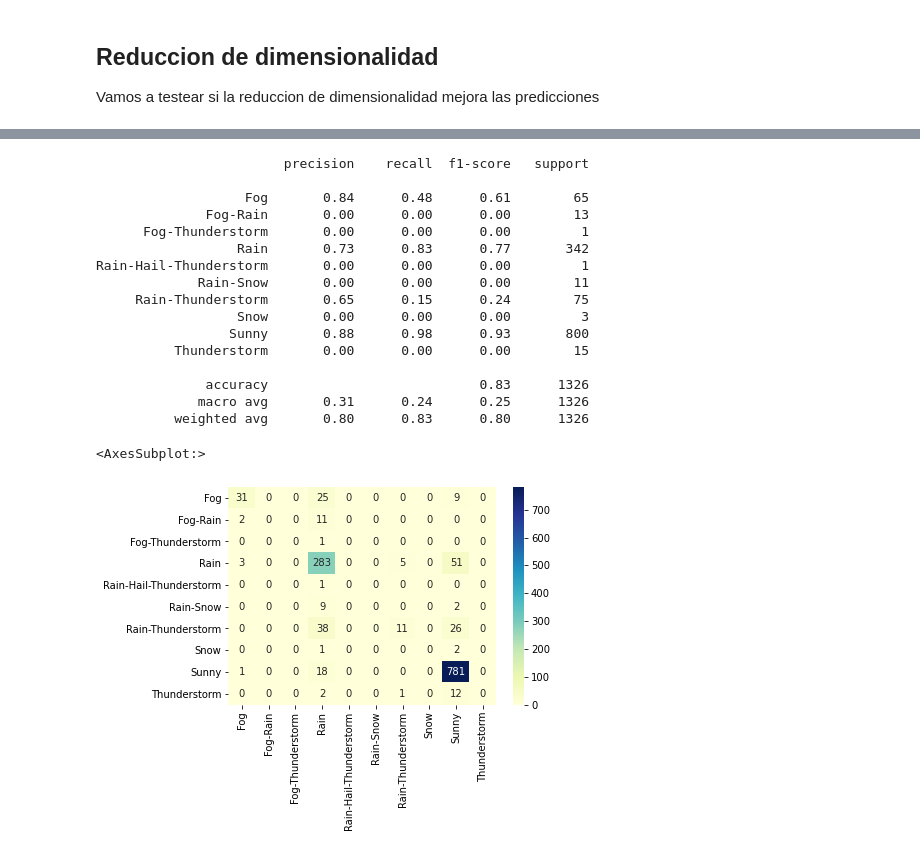
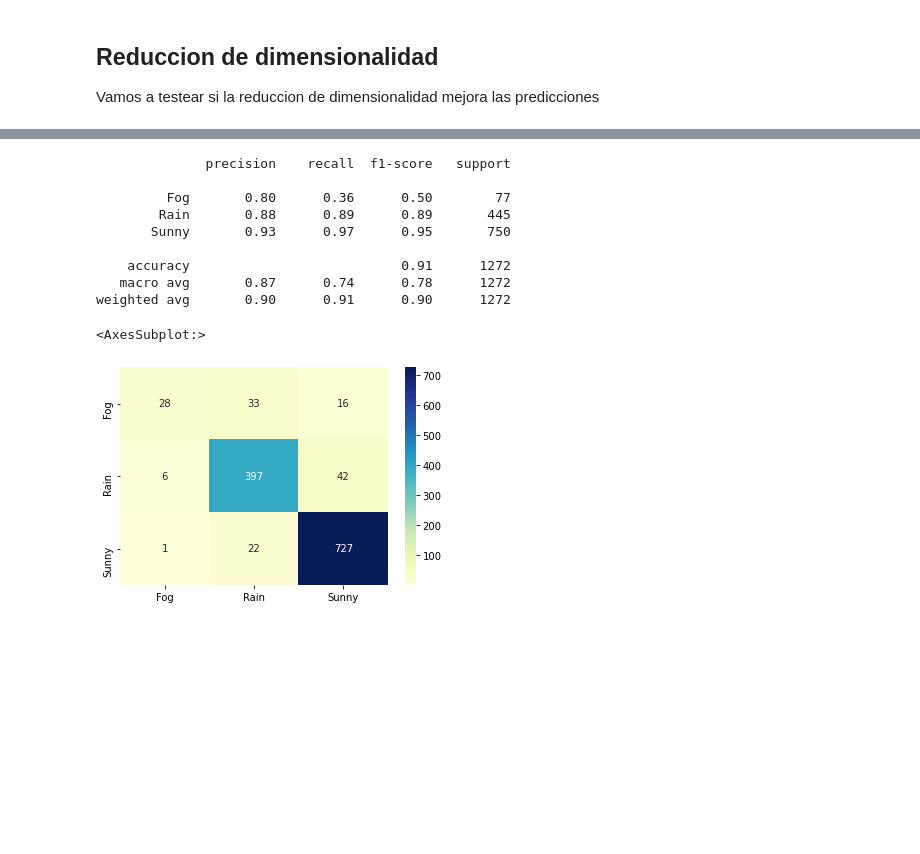
Before and after one commit to giustipatricio/madridbarajas1997-2015, a Jupyter notebook: Madrid-Barajas-1997-2020-weather.ipynb, the cells around one changed output, grey strips where cells are left out. Saved outputs shown, nothing was run; the diff lists cells and outputs as text; code cells hidden in the pictures; blank space fills up the shorter version.

```diff
--- a/Madrid-Barajas-1997-2020-weather.ipynb
+++ b/Madrid-Barajas-1997-2020-weather.ipynb
@@ -363,7 +418,7 @@ dtype: float64
 # %% [markdown]
 ## Preparacion de datos
 # %%
-df_estudio = df_1
+df_estudio = df_2
 #dropeamos la columna Max Gust SpeedKm/h
 df_estudio = df_estudio.drop(columns=[' Max Gust SpeedKm/h',"Events","CET"])
 # %%
@@ -473,9 +529,10 @@ from sklearn.preprocessing import LabelBinarizer
 X = df_estudio.drop('eventos_completo', axis = 1)
 #Y = OneHotEncoder().fit_transform(df_estudio[['eventos_completo']]).toarray()
 #Y = pd.get_dummies(df_estudio[['eventos_completo']])
-Y = LabelBinarizer().fit_transform(df_estudio[['eventos_completo']])
+#Y = LabelBinarizer().fit_transform(df_estudio[['eventos_completo']])
+Y = df_estudio[['eventos_completo']]
 # %%
-X_train, X_test, Y_train, Y_test = train_test_split(X, y, test_size = 0.3, random_state = 1237)
+X_train, X_test, Y_train, Y_test = train_test_split(X, Y, test_size = 0.3, random_state = 1237)
 X_train.shape
 Y_train.shape
 # %% [output]
@@ -714,6 +783,6 @@ plot_explained_variance(components_count = 15, X = X_train)
 # %%
 #Elegimos 10 futures ya que son menos de lso que habia en el original
-model_pca = PCA(10).fit(X_train)
+model_pca = PCA(20).fit(X_train)
 X_train_PCA = model_pca.transform(X_train)
 X_test_PCA = model_pca.transform(X_test)
 # %%
@@ -788,29 +849,28 @@ Rain-Hail-Thunderstorm       0.00      0.00      0.00         1
 # %%
 print (classification_report(Y_test, y_preds_knn))
 confu_mtx = pd.DataFrame(confusion_matrix(Y_test, y_preds_knn),
-  index = [ 'Fog','Fog-Rain','Fog-Thunderstorm','Rain','Rain-Hail-Thunderstorm','Rain-Snow','Rain-Thunderstorm','Snow','Sunny','Thunderstorm'],
-  columns = ['Fog','Fog-Rain','Fog-Thunderstorm','Rain','Rain-Hail-Thunderstorm','Rain-Snow','Rain-Thunderstorm','Snow','Sunny','Thunderstorm'])
+  index = [ 'Fog','Rain','Sunny'],
+  columns = [ 'Fog','Rain','Sunny'])
+
+#  index = [ 'Fog','Rain','Rain-Thunderstorm','Snow','Sunny','Thunderstorm'],
+#  columns = [ 'Fog','Rain','Rain-Thunderstorm','Snow','Sunny','Thunderstorm'])
+
+#index = [ 'Fog','Fog-Rain','Fog-Thunderstorm','Rain','Rain-Hail-Thunderstorm','Rain-Snow','Rain-Thunderstorm','Snow','Sunny','Thunderstorm'],
+#columns = ['Fog','Fog-Rain','Fog-Thunderstorm','Rain','Rain-Hail-Thunderstorm','Rain-Snow','Rain-Thunderstorm','Snow','Sunny','Thunderstorm'])
 
 sns.heatmap(confu_mtx , annot=True, fmt='d', cmap='YlGnBu')
 # %% [output]
-                        precision    recall  f1-score   support
+              precision    recall  f1-score   support
 
-                   Fog       0.84      0.48      0.61        65
-              Fog-Rain       0.00      0.00      0.00        13
-      Fog-Thunderstorm       0.00      0.00      0.00         1
-                  Rain       0.73      0.83      0.77       342
-Rain-Hail-Thunderstorm       0.00      0.00      0.00         1
-             Rain-Snow       0.00      0.00      0.00        11
-     Rain-Thunderstorm       0.65      0.15      0.24        75
-                  Snow       0.00      0.00      0.00         3
-                 Sunny       0.88      0.98      0.93       800
-          Thunderstorm       0.00      0.00      0.00        15
+         Fog       0.80      0.36      0.50        77
+        Rain       0.88      0.89      0.89       445
+       Sunny       0.93      0.97      0.95       750
 
-              accuracy                           0.83      1326
-             macro avg       0.31      0.24      0.25      1326
-          weighted avg       0.80      0.83      0.80      1326
+    accuracy                           0.91      1272
+   macro avg       0.87      0.74      0.78      1272
+weighted avg       0.90      0.91      0.90      1272
 <AxesSubplot:>
-[figure, old version]
+[figure, new version]
 # %%
 gnb = GaussianNB()
 gnb.fit(X_train_PCA, Y_train)
```
Also changed, not shown: parts of 35 cells of this notebook.
